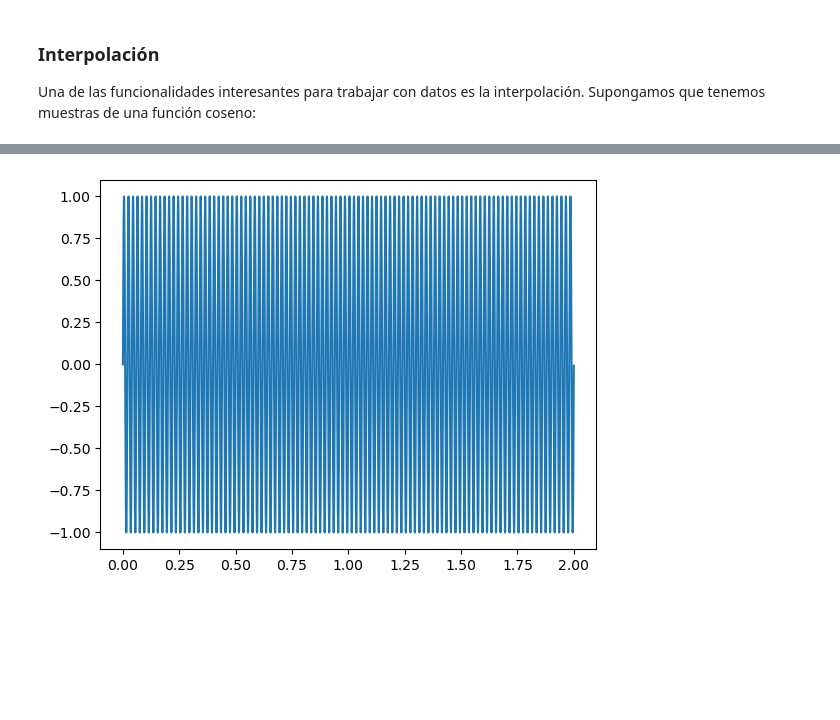
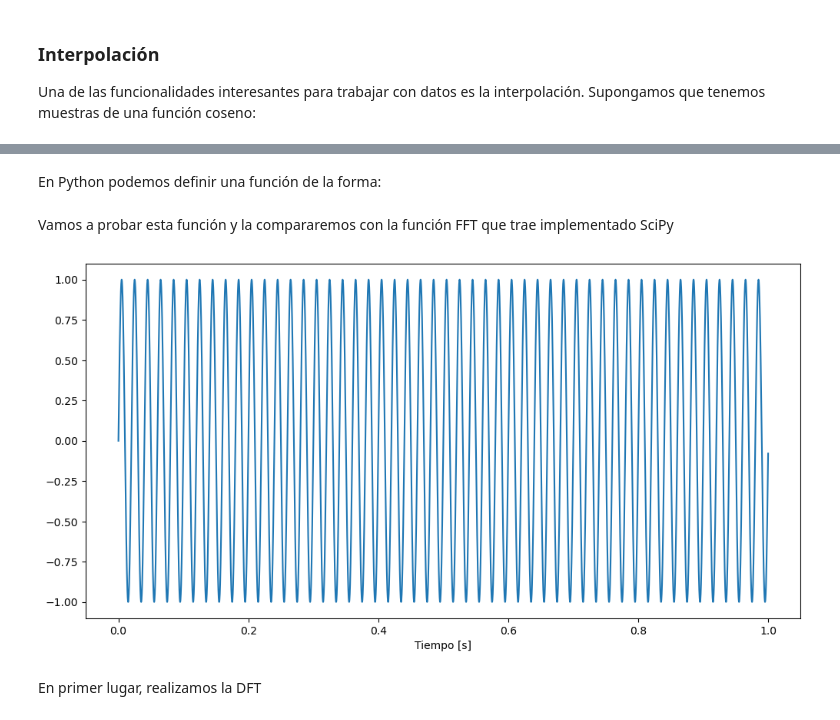
Before and after one commit to ftommasini/taller-python-cientifico, a Jupyter notebook: 2_2_Lib_SciPy.ipynb, the cells around one changed output, grey strips where cells are left out. Cells and saved outputs as stored; diff of their text form; code cells hidden in the pictures; blank space fills up the shorter version.

```diff
--- a/2_2_Lib_SciPy.ipynb
+++ b/2_2_Lib_SciPy.ipynb
@@ -42,8 +42,11 @@ Una de las funcionalidades interesantes para trabajar con datos es la interpolac
 import numpy as np
 import matplotlib.pyplot as plt
 
-x = np.linspace(0, 5, 10)
-y = np.cos(x**2/3+4)
-plt.scatter(x, y, c='b')
+x = np.linspace(0, 10, 50)  # puntos del eje horizontal
+y = np.cos((x**2) / 3 + 4)  # puntos del eje vertical
+
+# Graficamos
+plt.figure(figsize=(12, 6))
+plt.plot(x, y, 'o')
 plt.show()
 # %% [output]
@@ -78,0 +120,2 @@ Generamos una señal sinusoidal
+# %% [markdown]
+En Python podemos definir una función de la forma:
@@ -79,20 +138,23 @@ Generamos una señal sinusoidal
+# %% [markdown]
+Vamos a probar esta función y la compararemos con la función FFT que trae implementado SciPy
 # %%
-import numpy as np
-from matplotlib import pyplot as plt
-
 def generate_sine_wave(freq, sample_rate, duration):
     t = np.linspace(0, duration, sample_rate * duration, endpoint=False)  # vector de tiempos (samples)
     y = np.sin(2 * np.pi * freq * t)
     return t, y
 
 # Generamos onda seno con duración específica
 frequency = 50  # Hertz
-duration = 2  # seconds
-sample_rate = 44100  # Hertz
-t, y = generate_sine_wave(frequency, sample_rate, duration)
+duration = 1  # seconds
+sample_rate = 4000  # Hertz
+t, x = generate_sine_wave(frequency, sample_rate, duration)
 
 # Graficación
-plt.plot(t, y)
+plt.figure(figsize=(12, 6))
+plt.plot(t, x)
+plt.xlabel('Tiempo [s]')
 plt.show()
 # %% [output]
-[figure, old version]
+[figure, new version]
+# %% [markdown]
+En primer lugar, realizamos la DFT
```
Also changed, not shown: parts of 19 cells of this notebook, 5 other files.
